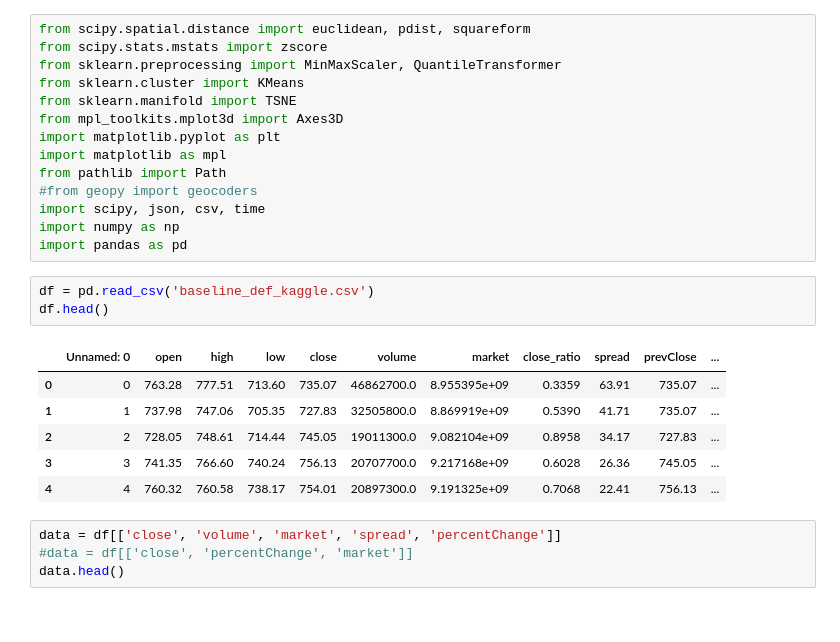
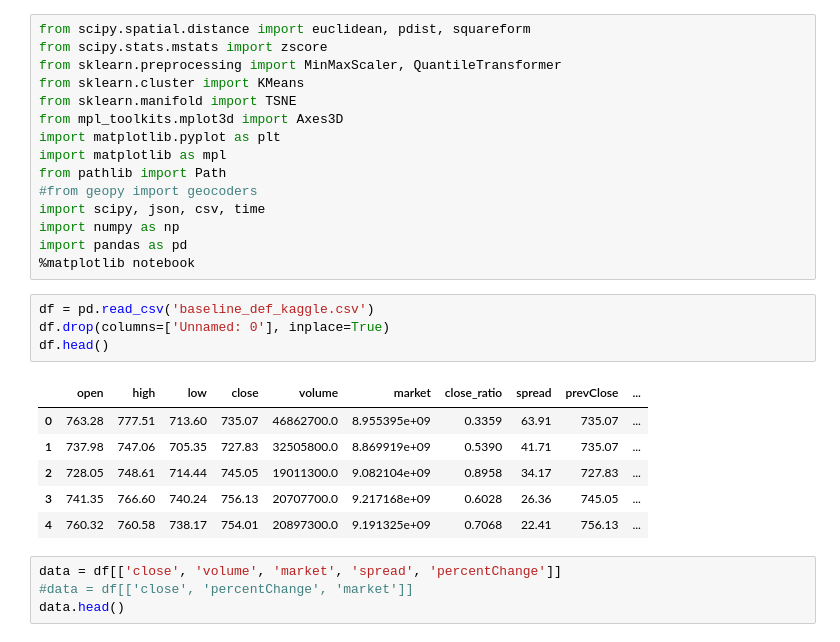
Before and after one commit to anish-saha/EventDetection-Paradigm01, a Jupyter notebook: KMeans.ipynb, the cells around one changed output. Cells and saved outputs as stored; diff of their text form.

```diff
--- a/KMeans.ipynb
+++ b/KMeans.ipynb
@@ -12,16 +12,18 @@ from pathlib import Path
 import scipy, json, csv, time
 import numpy as np
 import pandas as pd
+%matplotlib notebook
 # %%
 df = pd.read_csv('baseline_def_kaggle.csv')
+df.drop(columns=['Unnamed: 0'], inplace=True)
 df.head()
 # %% [output]
-|  | Unnamed: 0 | open | high | low | close | volume | market | close_ratio | spread | prevClose | ... |
-| 0 | 0 | 763.28 | 777.51 | 713.60 | 735.07 | 46862700.0 | 8.955395e+09 | 0.3359 | 63.91 | 735.07 | ... |
-| 1 | 1 | 737.98 | 747.06 | 705.35 | 727.83 | 32505800.0 | 8.869919e+09 | 0.5390 | 41.71 | 735.07 | ... |
-| 2 | 2 | 728.05 | 748.61 | 714.44 | 745.05 | 19011300.0 | 9.082104e+09 | 0.8958 | 34.17 | 727.83 | ... |
-| 3 | 3 | 741.35 | 766.60 | 740.24 | 756.13 | 20707700.0 | 9.217168e+09 | 0.6028 | 26.36 | 745.05 | ... |
-| 4 | 4 | 760.32 | 760.58 | 738.17 | 754.01 | 20897300.0 | 9.191325e+09 | 0.7068 | 22.41 | 756.13 | ... |
+|  | open | high | low | close | volume | market | close_ratio | spread | prevClose | ... |
+| 0 | 763.28 | 777.51 | 713.60 | 735.07 | 46862700.0 | 8.955395e+09 | 0.3359 | 63.91 | 735.07 | ... |
+| 1 | 737.98 | 747.06 | 705.35 | 727.83 | 32505800.0 | 8.869919e+09 | 0.5390 | 41.71 | 735.07 | ... |
+| 2 | 728.05 | 748.61 | 714.44 | 745.05 | 19011300.0 | 9.082104e+09 | 0.8958 | 34.17 | 727.83 | ... |
+| 3 | 741.35 | 766.60 | 740.24 | 756.13 | 20707700.0 | 9.217168e+09 | 0.6028 | 26.36 | 745.05 | ... |
+| 4 | 760.32 | 760.58 | 738.17 | 754.01 | 20897300.0 | 9.191325e+09 | 0.7068 | 22.41 | 756.13 | ... |
 # %%
 data = df[['close', 'volume', 'market', 'spread', 'percentChange']]
 #data = df[['close', 'percentChange', 'market']]
```
Also changed, not shown: parts of 6 cells of this notebook, 2 other files.
